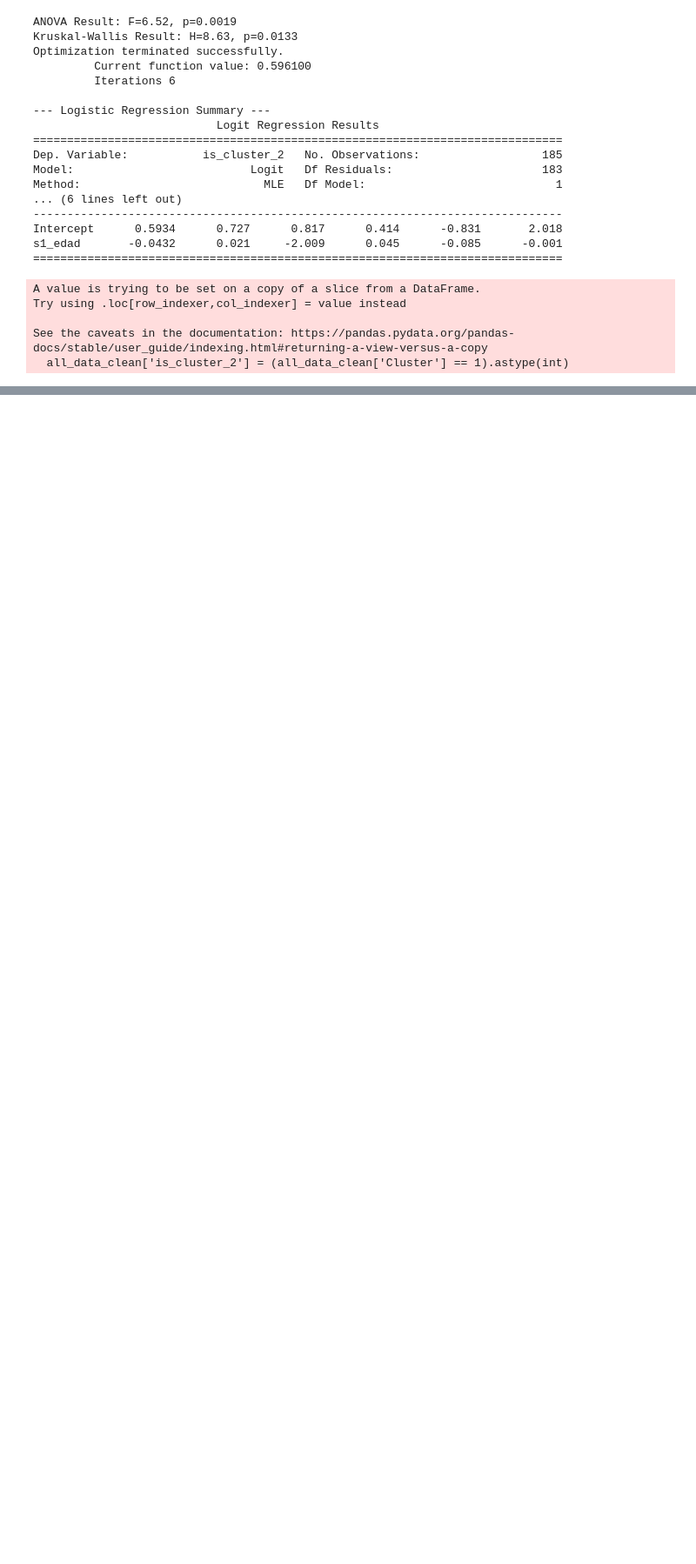
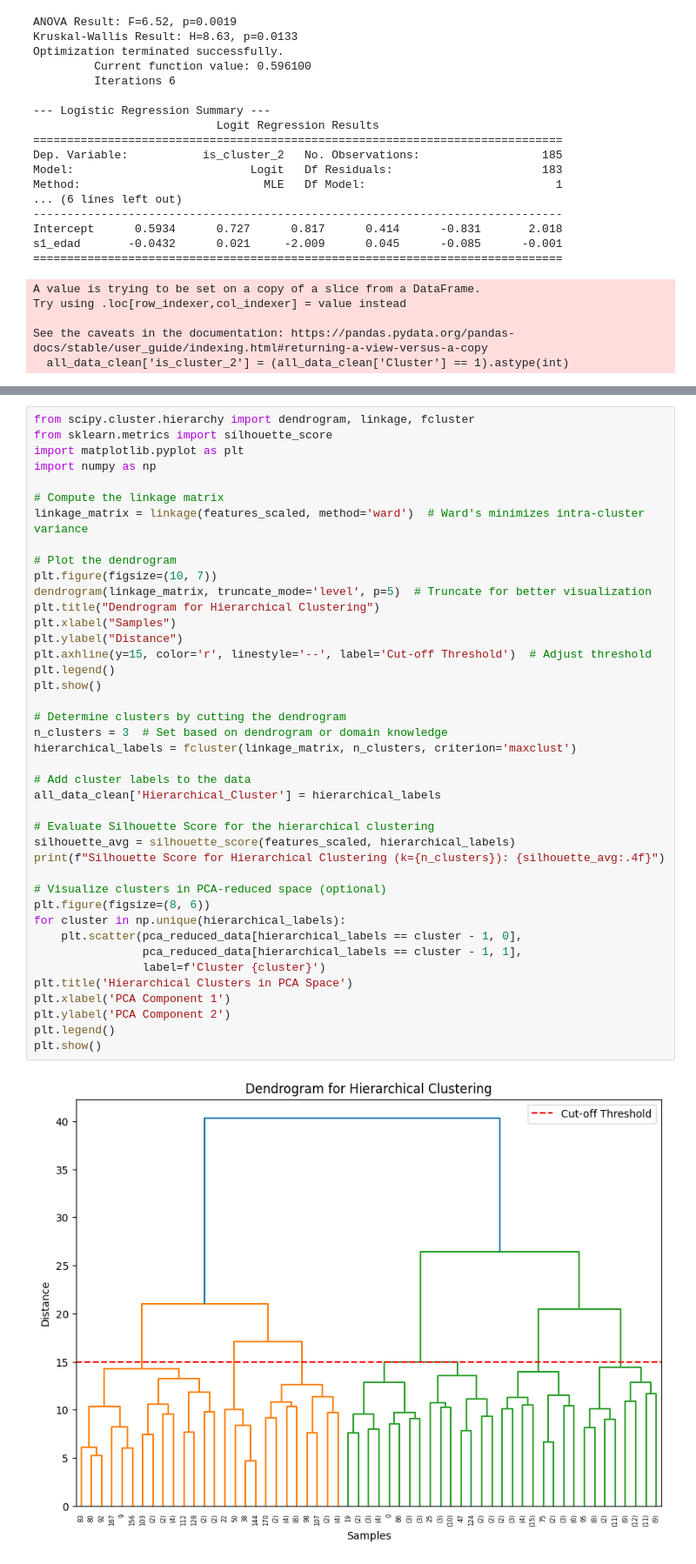
Before and after one commit to Nicobruno92/Psy_ResearchAttitudes, a Jupyter notebook: notebooks/analysis/cluster_analysis.ipynb, the cells around one changed output, grey strips where cells are left out. Shown at 87% size. Saved outputs shown, nothing was run; the diff lists cells and outputs as text; blank space fills up the shorter version.

```diff
--- a/notebooks/analysis/cluster_analysis.ipynb
+++ b/notebooks/analysis/cluster_analysis.ipynb
@@ -452,0 +564,43 @@ See the caveats in the documentation: https://pandas.pydata.org/pandas-docs/stab
+# %%
+from scipy.cluster.hierarchy import dendrogram, linkage, fcluster
+from sklearn.metrics import silhouette_score
+import matplotlib.pyplot as plt
+import numpy as np
+
+# Compute the linkage matrix
+linkage_matrix = linkage(features_scaled, method='ward')  # Ward's minimizes intra-cluster variance
+
+# Plot the dendrogram
+plt.figure(figsize=(10, 7))
+dendrogram(linkage_matrix, truncate_mode='level', p=5)  # Truncate for better visualization
+plt.title("Dendrogram for Hierarchical Clustering")
+plt.xlabel("Samples")
+plt.ylabel("Distance")
+plt.axhline(y=15, color='r', linestyle='--', label='Cut-off Threshold')  # Adjust threshold
+plt.legend()
+plt.show()
+
+# Determine clusters by cutting the dendrogram
+n_clusters = 3  # Set based on dendrogram or domain knowledge
+hierarchical_labels = fcluster(linkage_matrix, n_clusters, criterion='maxclust')
+
+# Add cluster labels to the data
+all_data_clean['Hierarchical_Cluster'] = hierarchical_labels
+
+# Evaluate Silhouette Score for the hierarchical clustering
+silhouette_avg = silhouette_score(features_scaled, hierarchical_labels)
+print(f"Silhouette Score for Hierarchical Clustering (k={n_clusters}): {silhouette_avg:.4f}")
+
+# Visualize clusters in PCA-reduced space (optional)
+plt.figure(figsize=(8, 6))
+for cluster in np.unique(hierarchical_labels):
+    plt.scatter(pca_reduced_data[hierarchical_labels == cluster - 1, 0],
+                pca_reduced_data[hierarchical_labels == cluster - 1, 1],
+                label=f'Cluster {cluster}')
+plt.title('Hierarchical Clusters in PCA Space')
+plt.xlabel('PCA Component 1')
+plt.ylabel('PCA Component 2')
+plt.legend()
+plt.show()
+# %% [output]
+[figure, added]
```
Also changed, not shown: parts of 4 cells of this notebook, 2 other files.
